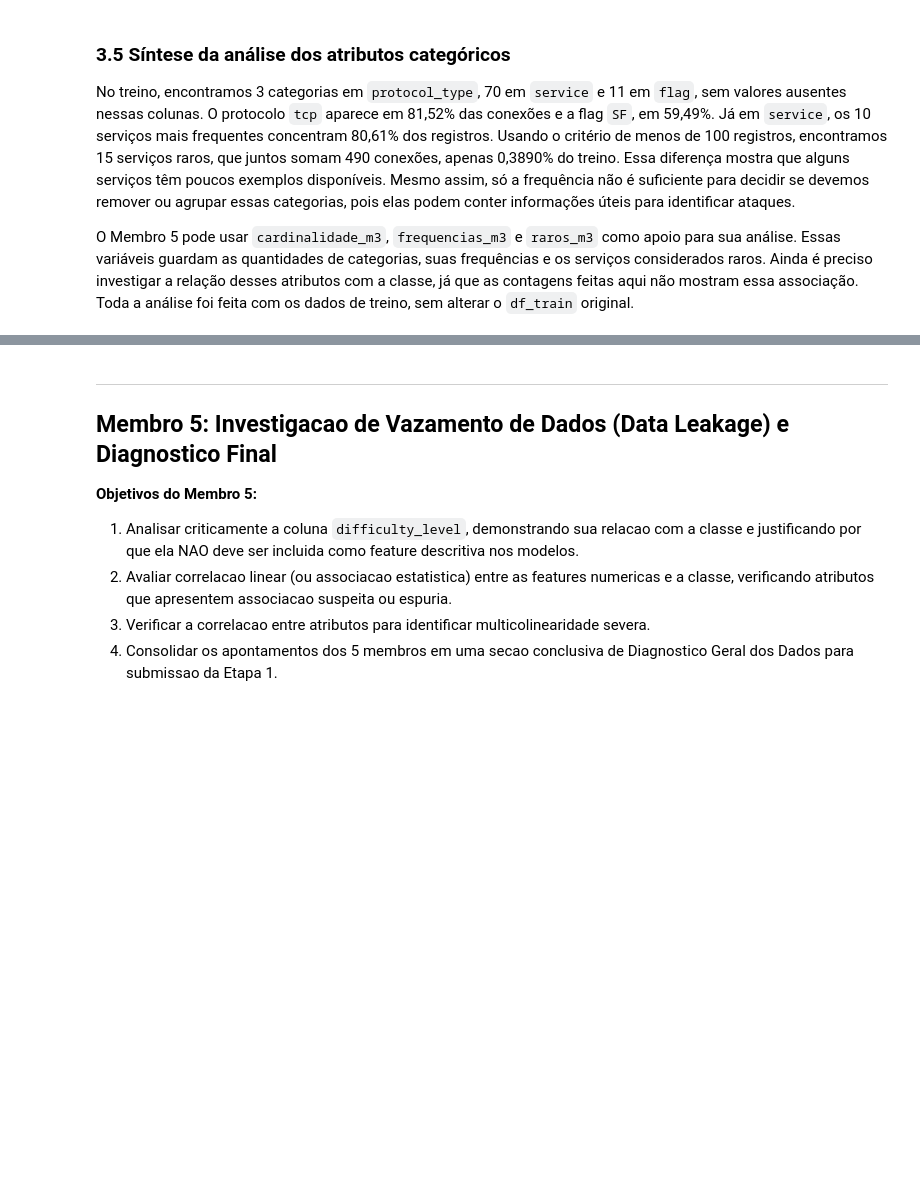
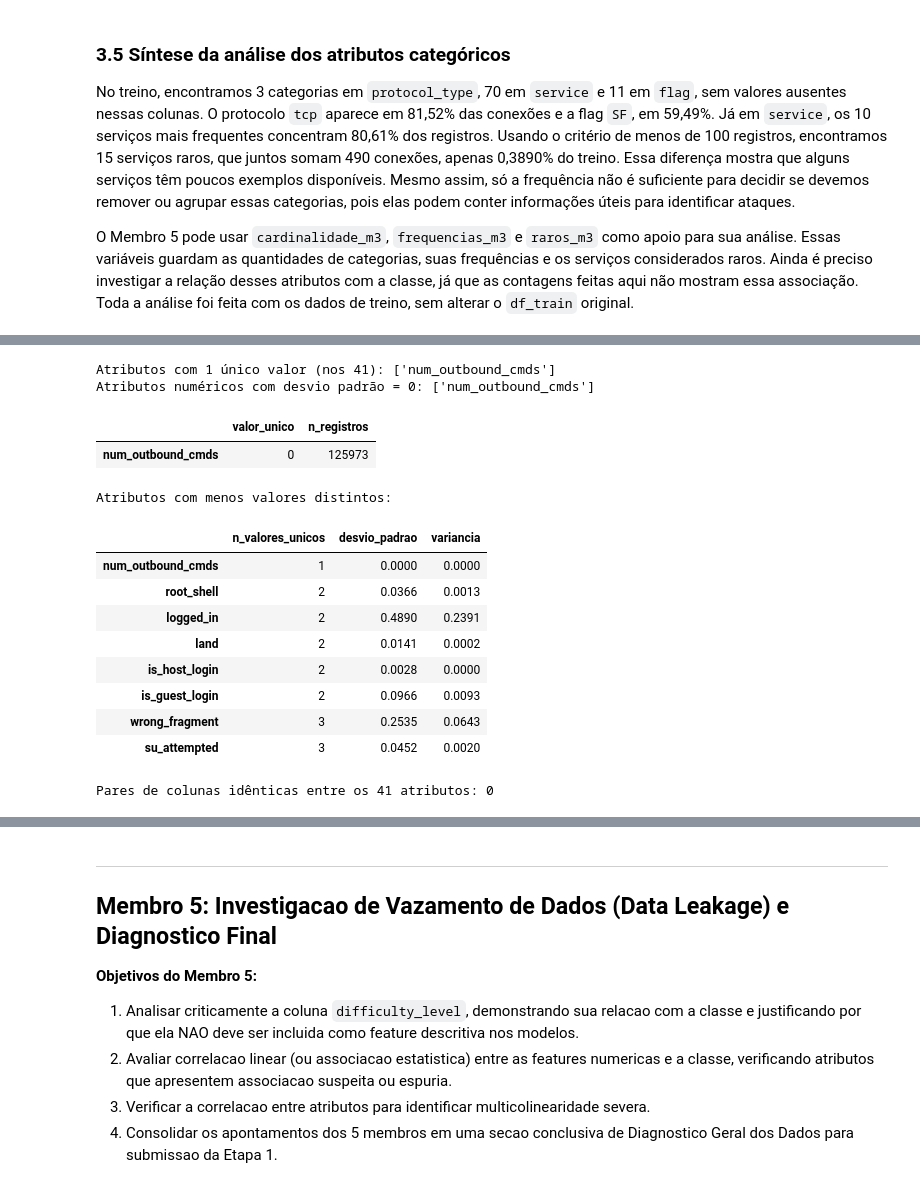
Before and after one commit to matheusmra/tp-ia, a Jupyter notebook: notebooks/01_analise_exploratoria.ipynb, the cells around one changed output, grey strips where cells are left out. Saved outputs shown, nothing was run; the diff lists cells and outputs as text; code cells hidden in the pictures; blank space fills up the shorter version.

```diff
--- a/notebooks/01_analise_exploratoria.ipynb
+++ b/notebooks/01_analise_exploratoria.ipynb
@@ -795,0 +971,49 @@ O Membro 5 pode usar `cardinalidade_m3`, `frequencias_m3` e `raros_m3` como apoi
+# %%
+# 4.3 Atributos constantes (variância zero) e colunas idênticas entre si.
+
+numericas_m4 = df_train[ATRIB_M4].select_dtypes(include="number").columns.tolist()
+
+perfil_var_m4 = pd.DataFrame({
+    "n_valores_unicos": df_train[ATRIB_M4].nunique(),
+    "desvio_padrao": df_train[numericas_m4].std(),      # NaN nos categóricos
+    "variancia": df_train[numericas_m4].var(),
+})
+
+constantes_unicos = set(perfil_var_m4.index[perfil_var_m4["n_valores_unicos"] == 1])
+constantes_std = set(perfil_var_m4.index[perfil_var_m4["desvio_padrao"] == 0])
+assert constantes_std <= constantes_unicos, "Divergência entre os dois critérios"
+constantes_m4 = sorted(constantes_unicos)
+
+print(f"Atributos com 1 único valor (nos 41): {constantes_m4}")
+print(f"Atributos numéricos com desvio padrão = 0: {sorted(constantes_std)}")
+if constantes_m4:
+    display(pd.DataFrame({
+        "valor_unico": [df_train[c].iloc[0] for c in constantes_m4],
+        "n_registros": n_treino_m4,
+    }, index=constantes_m4))
+
+print("\nAtributos com menos valores distintos:")
+display(perfil_var_m4.sort_values("n_valores_unicos").head(8))
+
+# Colunas idênticas entre si (redundância exata de atributos)
+pares_identicos_m4 = [(a, b) for a, b in combinations(ATRIB_M4, 2)
+                      if df_train[a].equals(df_train[b])]
+print(f"\nPares de colunas idênticas entre os 41 atributos: {len(pares_identicos_m4)}")
+for a, b in pares_identicos_m4:
+    print(f"  {a} == {b}")
+# %% [output]
+Atributos com 1 único valor (nos 41): ['num_outbound_cmds']
+Atributos numéricos com desvio padrão = 0: ['num_outbound_cmds']
+|  | valor_unico | n_registros |
+| num_outbound_cmds | 0 | 125973 |
+Atributos com menos valores distintos:
+|  | n_valores_unicos | desvio_padrao | variancia |
+| num_outbound_cmds | 1 | 0.0000 | 0.0000 |
+| root_shell | 2 | 0.0366 | 0.0013 |
+| logged_in | 2 | 0.4890 | 0.2391 |
+| land | 2 | 0.0141 | 0.0002 |
+| is_host_login | 2 | 0.0028 | 0.0000 |
+| is_guest_login | 2 | 0.0966 | 0.0093 |
+| wrong_fragment | 3 | 0.2535 | 0.0643 |
+| su_attempted | 3 | 0.0452 | 0.0020 |
+Pares de colunas idênticas entre os 41 atributos: 0
```
Also changed, not shown: parts of 19 cells of this notebook.
